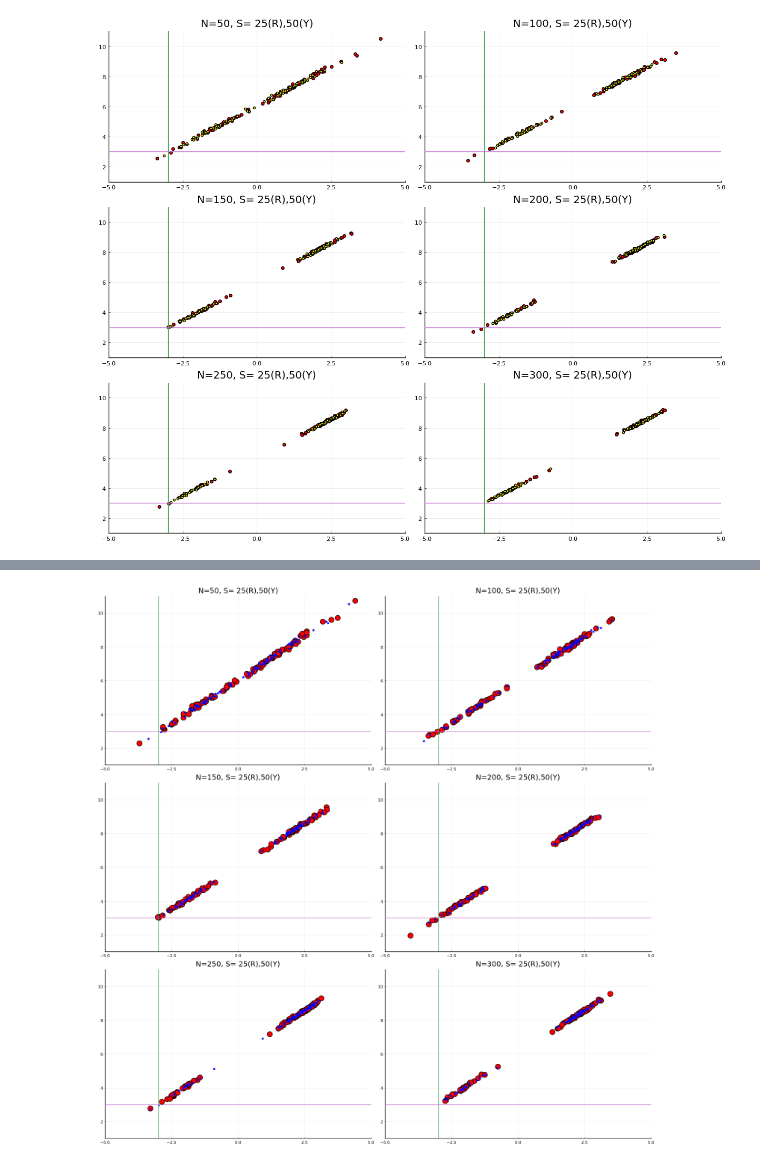
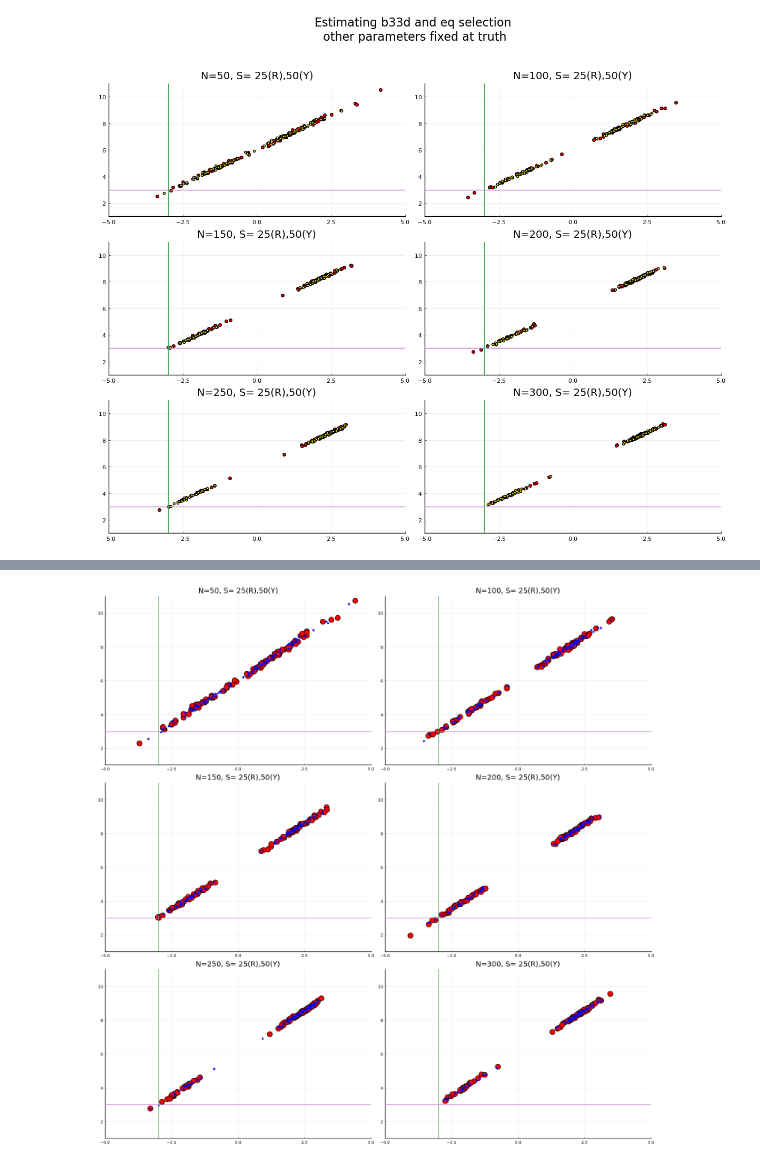
Before and after one commit to amirkp/NPSML-Estimator-Price-Data, a Jupyter notebook: Price Estimation April 2022/NOTS/output/nb 2022 07 14.ipynb, the cells around one changed output, grey strips where cells are left out. Saved outputs shown, nothing was run; the diff lists cells and outputs as text; code cells hidden in the pictures.

```diff
--- a/Price Estimation April 2022/NOTS/output/nb 2022 07 14.ipynb
+++ b/Price Estimation April 2022/NOTS/output/nb 2022 07 14.ipynb
@@ -121,23 +35,0 @@ vline!([-3.])
-# %%
-
-
-N=50
-d = 1
-
-path1="/Users/amir/github/NPSML-Estimator-Price-Data/Price Estimation April 2022/LogNormal Dist/MCRES/limited_data/est_$(N)_sim_25_dmod_1_01_01_1"
-path2="/Users/amir/github/NPSML-Estimator-Price-Data/Price Estimation April 2022/LogNormal Dist/MCRES/limited_data/est_$(N)_sim_25_dmod_3_01_01_1"
-
-p1 = plot(x->pdf(kde(fetch_res2(25,25,path1)[:,d]), x), -10,10, color= :blue, legends=false)
-plot!(x->pdf(kde(fetch_res2(25,25,path2)[:,d]), x), -10,10, color=:red)
-vline!([-3.])
-
-N=200
-
-path1="/Users/amir/github/NPSML-Estimator-Price-Data/Price Estimation April 2022/LogNormal Dist/MCRES/limited_data/est_$(N)_sim_25_dmod_1_01_01_1"
-path2="/Users/amir/github/NPSML-Estimator-Price-Data/Price Estimation April 2022/LogNormal Dist/MCRES/limited_data/est_$(N)_sim_25_dmod_3_01_01_1"
-
-p2 = plot(x->pdf(kde(fetch_res2(25,25,path1)[:,d]), x), -10,10, color= :blue, legends=false)
-plot!(x->pdf(kde(fetch_res2(25,25,path2)[:,d]), x), -10,10, color=:red)
-vline!([-3.])
-
-plot(p1, p2 ,layout=(1,2), size = (1500,800), xlims= (-10,15))
@@ -168,28 +36,18 @@ path2 = "/Users/amir/github/NPSML-Estimator-Price-Data/Price Estimation April 20
 # %%
-# N=50
-# S=25
-# path="/Users/amir/out/rest-2p/est_$(N)_sim_$(S)_9-10.bson"
-# p1= scatter(fetch_res(N,S,path)[:,1],fetch_res(N,S,path)[:,2], markersize =4,legends=false,color=:red, title="N=50, S= 25" )
-
-# N=100
-# S=25
-# path="/Users/amir/out/rest-2p/est_$(N)_sim_$(S)_9-10.bson"
-# p2=scatter(fetch_res(N,S,path)[:,1],fetch_res(N,S,path)[:,2], markersize =2,legends=false,color=:yellow, title="N=100, S= 25" )
-
-
 p_vec = []
 for N = 50:50:300
     S=25
     path="/Users/amir/out/rest-2p/est_$(N)_sim_$(S)_9-10.bson"
     pl= scatter(fetch_res(N,S,path)[:,1],fetch_res(N,S,path)[:,2], markersize =4,legends=false,color=:red, title="N=$(N), S= 25(R),50(Y)" )
     S=50
     path="/Users/amir/out/rest-2p/est_$(N)_sim_$(S)_9-10.bson"
     pl = scatter!(fetch_res(N,S,path)[:,1],fetch_res(N,S,path)[:,2], markersize =3,legends=false,color=:yellow )
     vline!([-3.])
     hline!([3.])
     push!(p_vec,pl )
 end
 
-plot(p_vec[1],p_vec[2],p_vec[3],p_vec[4],p_vec[5],p_vec[6], layout= (3,2), xlims = (-5,5), ylims = (1,11),size = (1200,1000))
+plot(p_vec[1],p_vec[2],p_vec[3],p_vec[4],p_vec[5],p_vec[6], layout= (3,2), xlims = (-5,5), ylims = (1,11),size = (1200,1000),
+            plot_title = "Estimating b33d and eq selection \n other parameters fixed at truth ")
 # %% [output]
-[figure, old version]
+[figure, new version]
```
Also changed, not shown: parts of 41 cells of this notebook, 26 other files.
